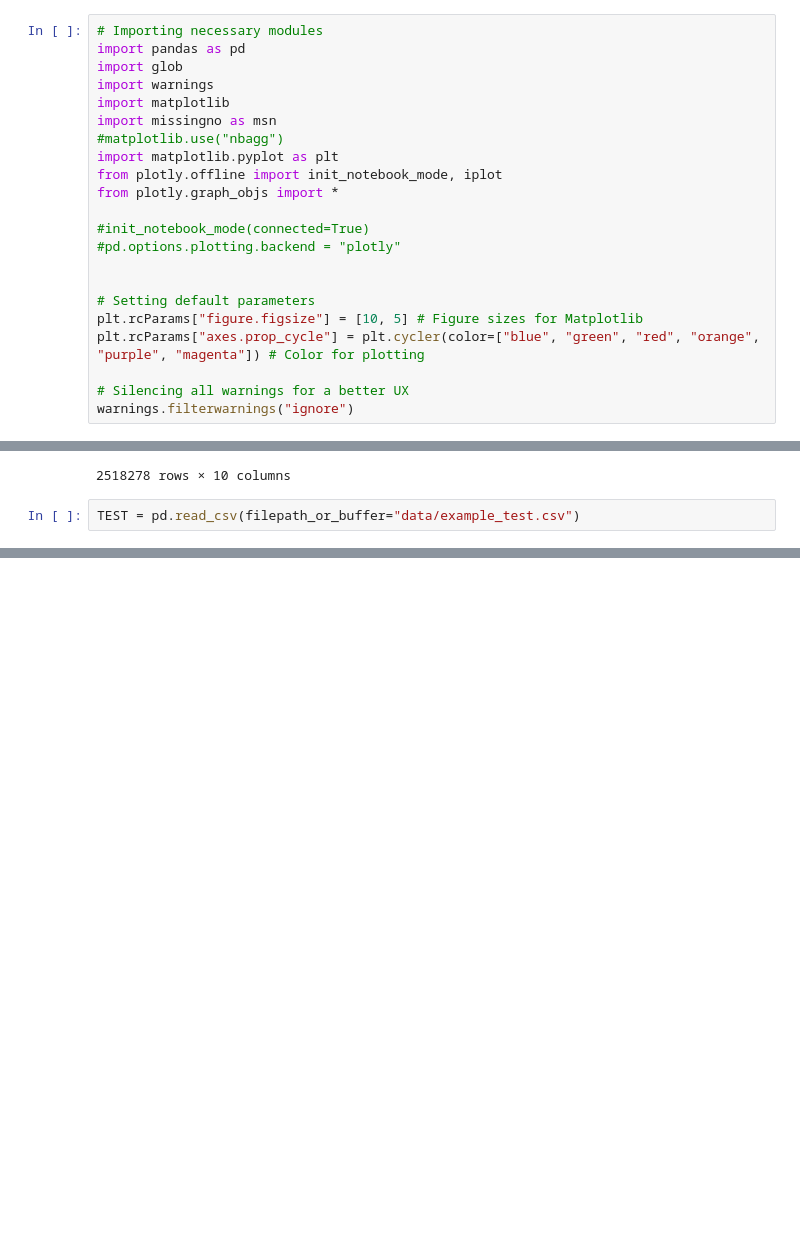
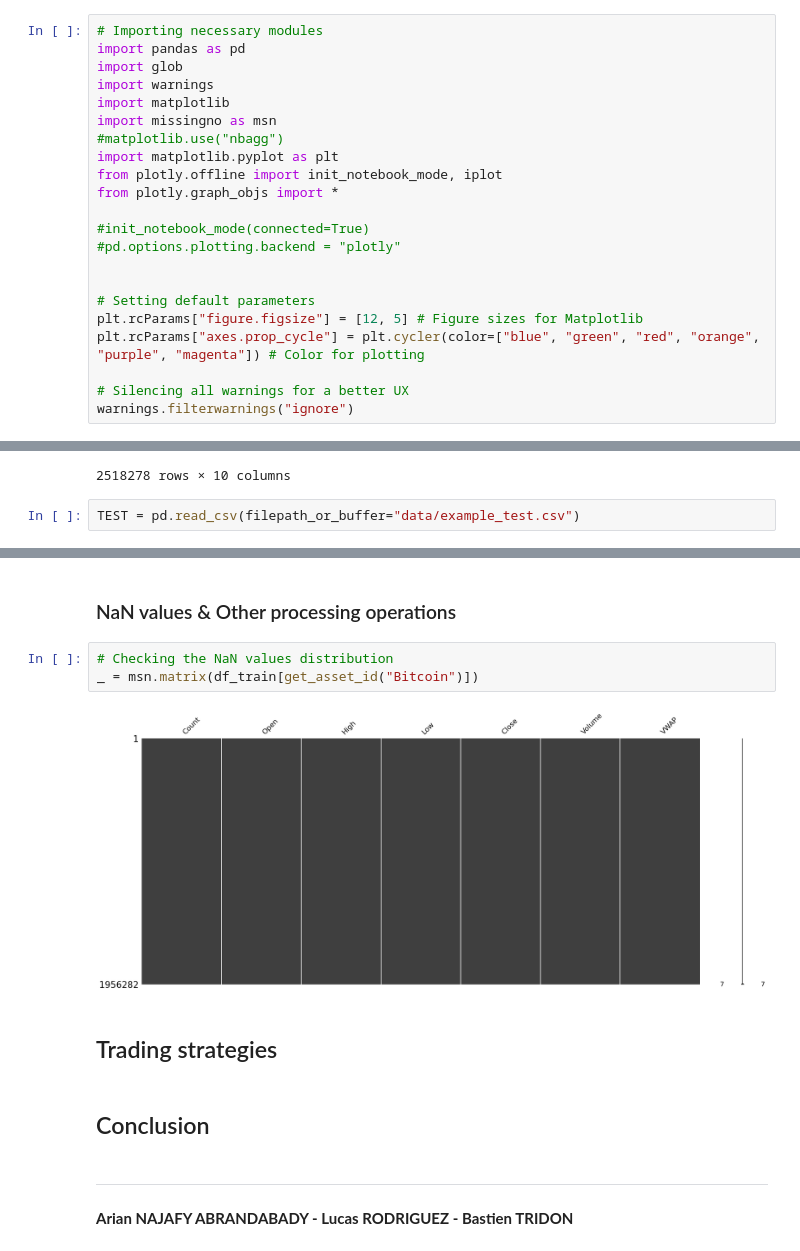
Before and after one commit to lcsrodriguez/cryptotrading, a Jupyter notebook: main.ipynb, the cells around one changed output, grey strips where cells are left out. Cells and saved outputs as stored; diff of their text form; blank space fills up the shorter version.

```diff
--- a/main.ipynb
+++ b/main.ipynb
@@ -24,7 +26,7 @@ from plotly.graph_objs import *
 
 
 # Setting default parameters
-plt.rcParams["figure.figsize"] = [10, 5] # Figure sizes for Matplotlib
+plt.rcParams["figure.figsize"] = [12, 5] # Figure sizes for Matplotlib
 plt.rcParams["axes.prop_cycle"] = plt.cycler(color=["blue", "green", "red", "orange", "purple", "magenta"]) # Color for plotting
 
 # Silencing all warnings for a better UX
@@ -215,3 +224,18 @@ TEST
 | 53 | 1623542580 | 13 | 240.0 | 0.068015 | 0.068055 | 0.067866 | 0.067936 | 2.572088e+06 | 0.067958 | 3 | ... |
 | 54 | 1623542580 | 12 | 276.0 | 0.327267 | 0.327410 | 0.326130 | 0.326406 | 2.571778e+05 | 0.326834 | 3 | ... |
 | 55 | 1623542580 | 11 | 107.0 | 242.360000 | 242.550000 | 241.700000 | 242.074000 | 1.393091e+02 | 242.123168 | 3 | ... |
+# %% [markdown]
+### NaN values & Other processing operations
+# %%
+# Checking the NaN values distribution
+_ = msn.matrix(df_train[get_asset_id("Bitcoin")])
+# %% [output]
+[figure, added]
+# %% [markdown]
+## Trading strategies
+# %% [markdown]
+## Conclusion
+# %% [markdown]
+---
+
+**Arian NAJAFY ABRANDABADY - Lucas RODRIGUEZ - Bastien TRIDON**
```
Also changed, not shown: parts of 6 cells of this notebook.
